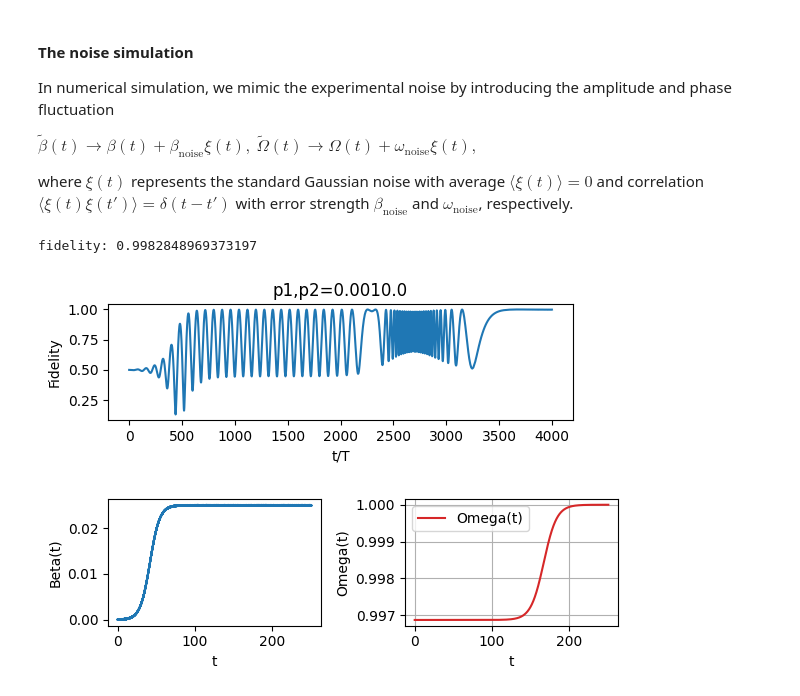
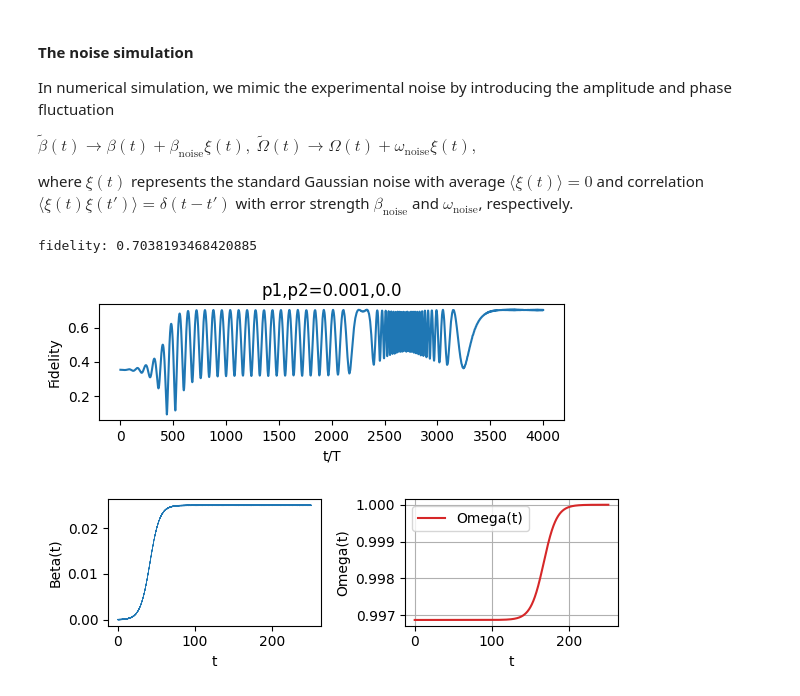
Before and after one commit to huangtangy/QLG, a Jupyter notebook: main_QLG_adiabatic.ipynb, the cells around one changed output. Cells and saved outputs as stored; diff of their text form; code cells hidden in the pictures.

```diff
--- a/main_QLG_adiabatic.ipynb
+++ b/main_QLG_adiabatic.ipynb
@@ -264,6 +239,6 @@ $|\psi_{bio}\rangle = \frac{1}{2}(|0\rangle+\sqrt{3}|4\rangle)$.
 # %%
 global lamd,alpha,Np,klist,omega0,Dtau,tf,dk, H0,amp
-lamd,alpha,Np= 0.25,1.537786,12## sweet spots: 1.537786，2.34474，2.93928，3.43234
+lamd,alpha,Np= 0.25,1.537786,10## sweet spots: 1.537786，2.34474，2.93928，3.43234
 omega0 = 1
 Dtau= 2 * np.pi / omega0 #2.344#
 ki,kf,Nk = 10**(-5),20,20
@@ -274,10 +249,9 @@ amp = 0.02
 
 ## for a superposition of bionomal code
 psi_bio0,psi_bio1 = binomial_codes(Np)
-psi_tar =  0.5*(psi_bio0+np.sqrt(3)*psi_bio1)#psi_bio0#
+psi_tar =  0.5*(np.sqrt(2)*psi_bio0+np.sqrt(2)*psi_bio1)#0.5*(psi_bio0+np.sqrt(3)*psi_bio1)#psi_bio0#
 
 plot_winger_2mod(psi_tar,xvec = np.linspace(-5, 5, 200))
-plot_Q_function(psi_tar.full(),xvec = (-5, 5))
 
 
 Delta = 1
@@ -492,39 +479,39 @@ Nt = 100
 Np = 10
 tlist_finalT = np.linspace(0,tf, Periods*Nt+1)
 
-# =================== for AC noise ===================
+# =================== for introducing noise ===================
 
 Vlist,tlist1 = np.load('Vlist_1T.npz')['Vlist'],np.load('Vlist_1T.npz')['tlist']
 
 ##p1: beta noise,p2: Omega noise
 p1=0.001
 p2=0.00
 w= 1/Nt # the sampling rate for noise
 beta_noise,omega_noise,Flist,psit=get_noise_result(w=w,p1=p1,p2=p2,tlist_finalT=tlist_finalT,Vlist=Vlist,tlist1=tlist1,Nt=Nt)
 
 
 plt.figure(figsize=(6,1.5))
 plt.title('p1,p2='+str(round(p1,3))+','+str(round(p2,3)))
 plt.plot(Flist)
 plt.xlabel("t/T")
 plt.ylabel("Fidelity")
 print('fidelity:',Flist[-1])
 
 plt.figure(figsize=(6, 2))
 plt.subplot(1,2,1)
-plt.plot(tlist_finalT/Nt, beta_noise, label="Beta(t)", color='tab:blue')
+plt.plot(tlist_finalT/Nt, beta_noise, label="Beta(t)", color='tab:blue',lw=0.5)
 plt.xlabel("t")
 plt.ylabel("Beta(t)")
 plt.subplot(1,2,2)
 plt.plot(tlist_finalT/Nt, omega_noise, label="Omega(t)", color='tab:red')
 plt.xlabel("t")
 plt.ylabel("Omega(t)")
 #plt.title("Beta(t) and Omega(t) with piecewise constant noise every 2π")
 plt.legend()
 plt.grid(True)
 plt.tight_layout()
 plt.show()
 # %% [output]
-fidelity: 0.9982848969373197
+fidelity: 0.7038193468420885
-[figure, old version]
+[figure, new version]
-[figure, old version]
+[figure, new version]
```
Also changed, not shown: parts of 8 cells of this notebook.
